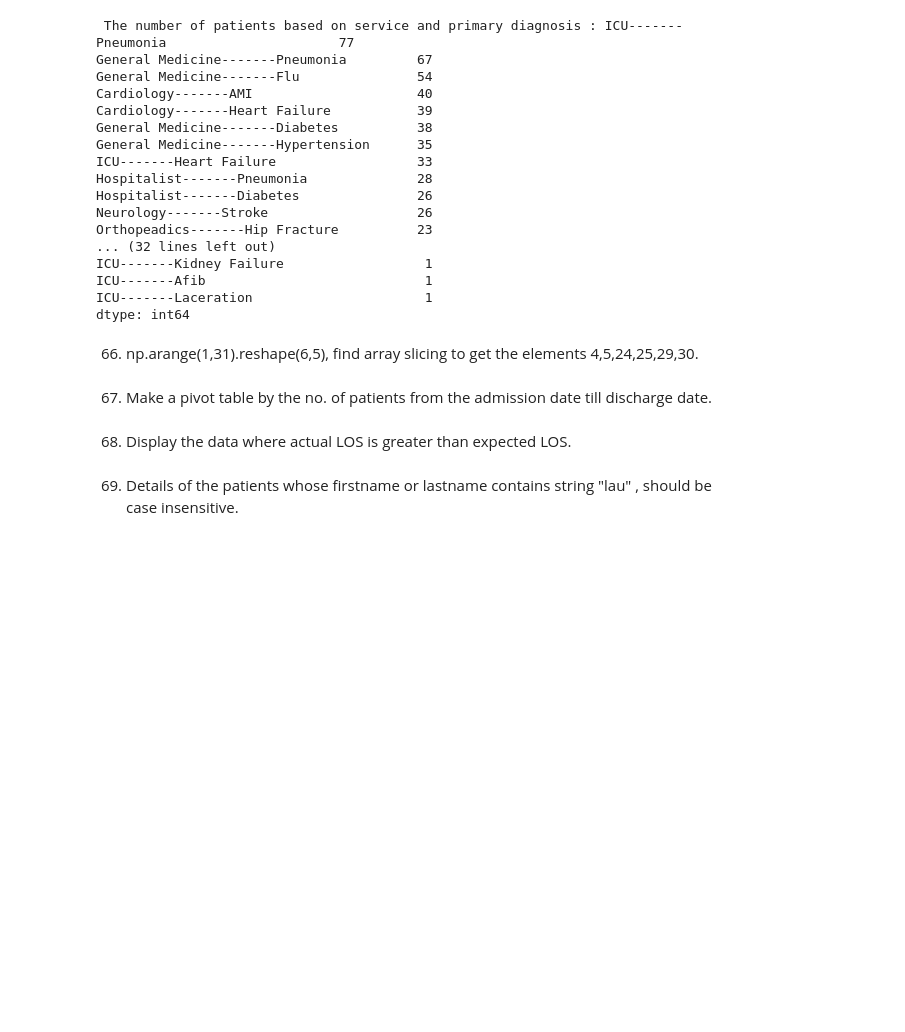
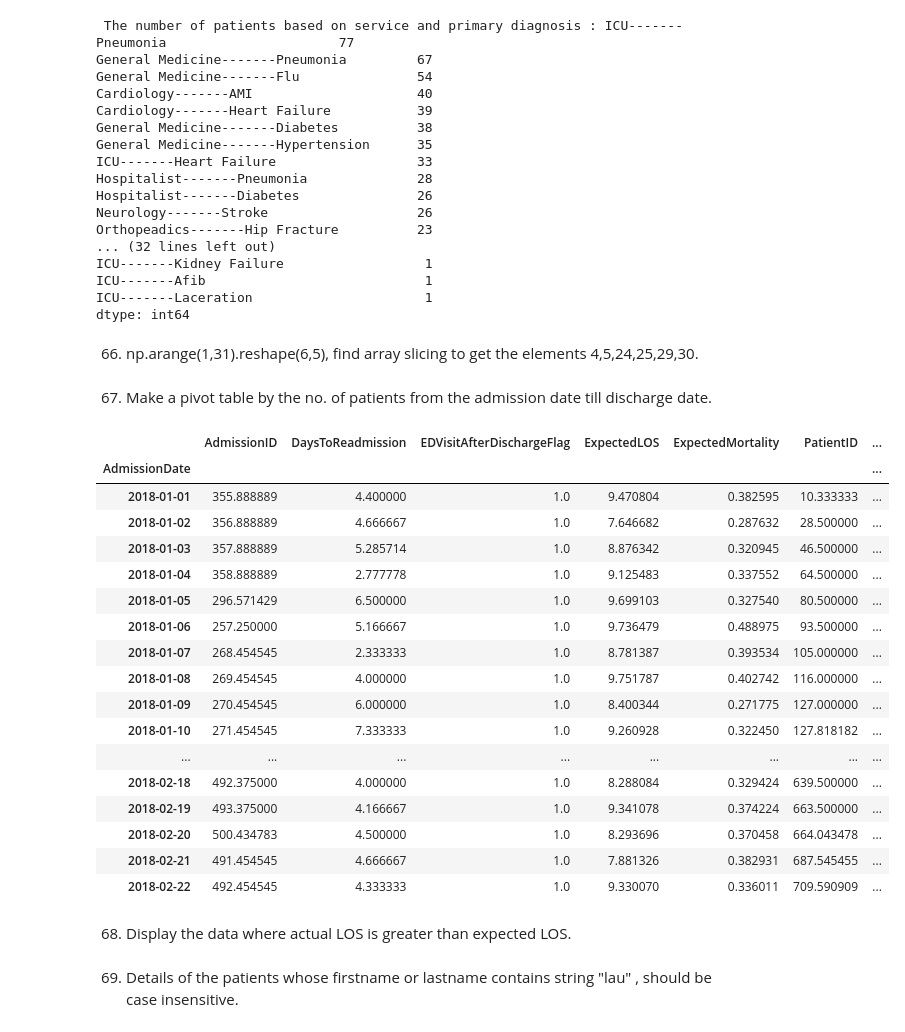
Before and after one commit to PoovithaJayaprakash/Mighty-Pythons, a Jupyter notebook: Mighty-Pythons.ipynb, the cells around one changed output. Cells and saved outputs as stored; diff of their text form; code cells hidden in the pictures; blank space fills up the shorter version.

```diff
--- a/Mighty-Pythons.ipynb
+++ b/Mighty-Pythons.ipynb
@@ -861,6 +994,40 @@ dtype: int64
 66. np.arange(1,31).reshape(6,5), find array slicing to get the elements 4,5,24,25,29,30.
 # %% [markdown]
 67. Make a pivot table by the no. of patients from the admission date till discharge date.
+# %%
+# Dataframes used for this:
+
+import pandas as pd
+import numpy as np
+import matplotlib.pyplot as plt
+plt.style.use('ggplot')
+
+sheet= df['ReAdmissionRegistry']
+sheet.head()
+
+# making pivort table
+
+table = pd.pivot_table(data=sheet,index=['AdmissionDate'] )
+table
+# %% [output]
+|  | AdmissionID | DaysToReadmission | EDVisitAfterDischargeFlag | ExpectedLOS | ExpectedMortality | PatientID | ... |
+| AdmissionDate |  |  |  |  |  |  | ... |
+| 2018-01-01 | 355.888889 | 4.400000 | 1.0 | 9.470804 | 0.382595 | 10.333333 | ... |
+| 2018-01-02 | 356.888889 | 4.666667 | 1.0 | 7.646682 | 0.287632 | 28.500000 | ... |
+| 2018-01-03 | 357.888889 | 5.285714 | 1.0 | 8.876342 | 0.320945 | 46.500000 | ... |
+| 2018-01-04 | 358.888889 | 2.777778 | 1.0 | 9.125483 | 0.337552 | 64.500000 | ... |
+| 2018-01-05 | 296.571429 | 6.500000 | 1.0 | 9.699103 | 0.327540 | 80.500000 | ... |
+| 2018-01-06 | 257.250000 | 5.166667 | 1.0 | 9.736479 | 0.488975 | 93.500000 | ... |
+| 2018-01-07 | 268.454545 | 2.333333 | 1.0 | 8.781387 | 0.393534 | 105.000000 | ... |
+| 2018-01-08 | 269.454545 | 4.000000 | 1.0 | 9.751787 | 0.402742 | 116.000000 | ... |
+| 2018-01-09 | 270.454545 | 6.000000 | 1.0 | 8.400344 | 0.271775 | 127.000000 | ... |
+| 2018-01-10 | 271.454545 | 7.333333 | 1.0 | 9.260928 | 0.322450 | 127.818182 | ... |
+| ... | ... | ... | ... | ... | ... | ... | ... |
+| 2018-02-18 | 492.375000 | 4.000000 | 1.0 | 8.288084 | 0.329424 | 639.500000 | ... |
+| 2018-02-19 | 493.375000 | 4.166667 | 1.0 | 9.341078 | 0.374224 | 663.500000 | ... |
+| 2018-02-20 | 500.434783 | 4.500000 | 1.0 | 8.293696 | 0.370458 | 664.043478 | ... |
+| 2018-02-21 | 491.454545 | 4.666667 | 1.0 | 7.881326 | 0.382931 | 687.545455 | ... |
+| 2018-02-22 | 492.454545 | 4.333333 | 1.0 | 9.330070 | 0.336011 | 709.590909 | ... |
 # %% [markdown]
 68. Display the data where actual LOS is greater than expected LOS.
 # %% [markdown]
```
Also changed, not shown: parts of 26 cells of this notebook.
